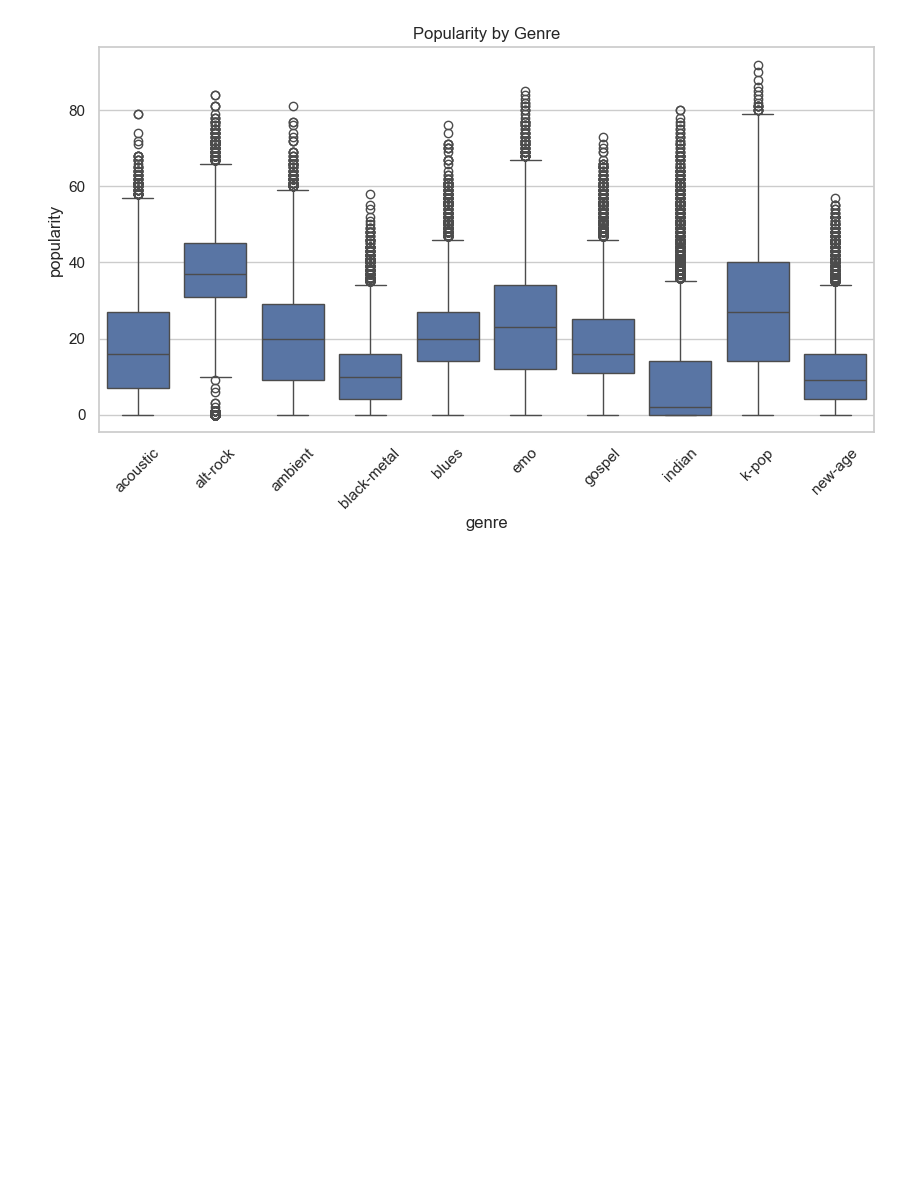
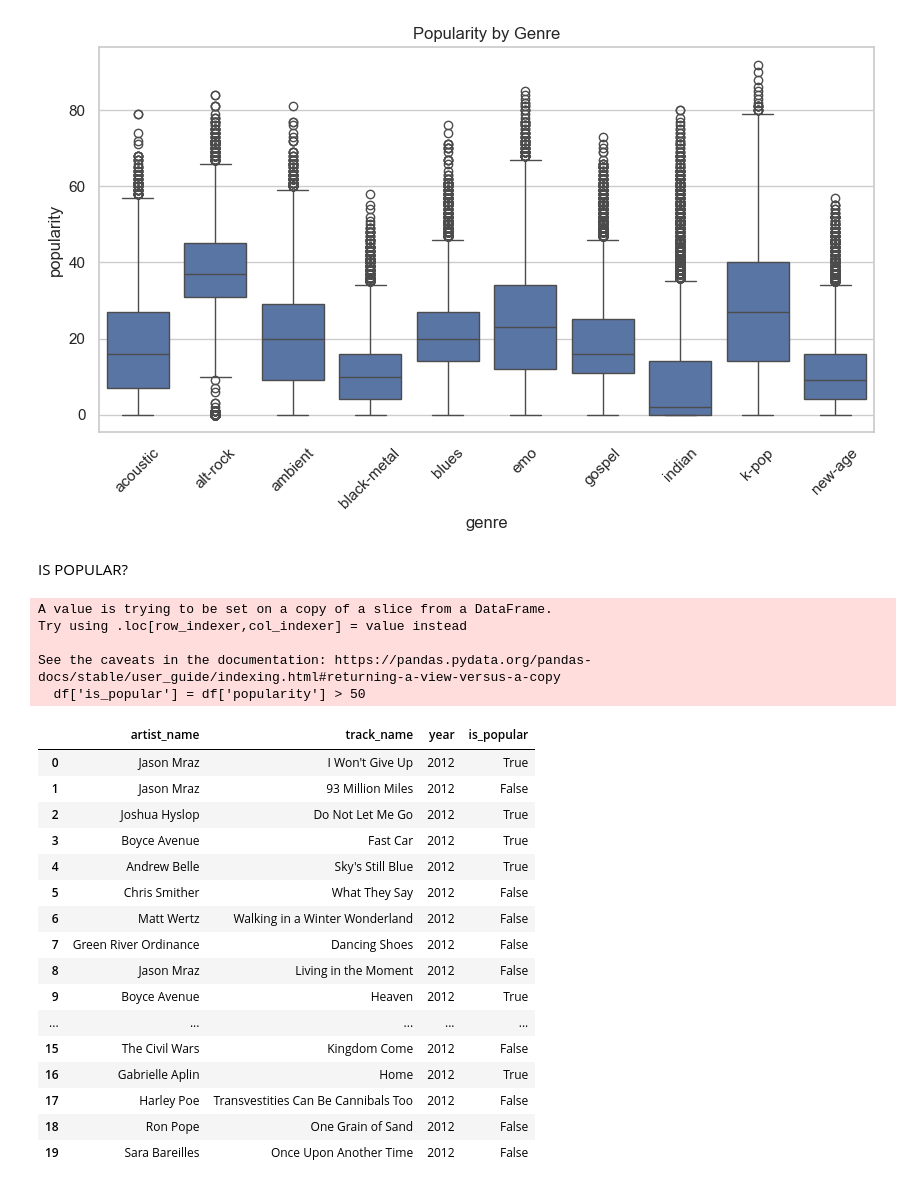
Before and after one commit to AdilkhanEEAIR/spotify_songs_research, a Jupyter notebook: notebooks/analysis.ipynb, the cells around one changed output. Cells and saved outputs as stored; diff of their text form; code cells hidden in the pictures; blank space fills up the shorter version.

```diff
--- a/notebooks/analysis.ipynb
+++ b/notebooks/analysis.ipynb
@@ -185,3 +199,31 @@ plt.title("Popularity by Genre")
 plt.show()
 # %% [output]
 [figure]
+# %% [markdown]
+IS POPULAR?
+# %%
+df['is_popular'] = df['popularity'] > 50
+df[['artist_name', 'track_name', 'year', 'is_popular']].head(20)
+# %% [output]
+A value is trying to be set on a copy of a slice from a DataFrame.
+Try using .loc[row_indexer,col_indexer] = value instead
+
+See the caveats in the documentation: https://pandas.pydata.org/pandas-docs/stable/user_guide/indexing.html#returning-a-view-versus-a-copy
+  df['is_popular'] = df['popularity'] > 50
+|  | artist_name | track_name | year | is_popular |
+| 0 | Jason Mraz | I Won't Give Up | 2012 | True |
+| 1 | Jason Mraz | 93 Million Miles | 2012 | False |
+| 2 | Joshua Hyslop | Do Not Let Me Go | 2012 | True |
+| 3 | Boyce Avenue | Fast Car | 2012 | True |
+| 4 | Andrew Belle | Sky's Still Blue | 2012 | True |
+| 5 | Chris Smither | What They Say | 2012 | False |
+| 6 | Matt Wertz | Walking in a Winter Wonderland | 2012 | False |
+| 7 | Green River Ordinance | Dancing Shoes | 2012 | False |
+| 8 | Jason Mraz | Living in the Moment | 2012 | False |
+| 9 | Boyce Avenue | Heaven | 2012 | True |
+| ... | ... | ... | ... | ... |
+| 15 | The Civil Wars | Kingdom Come | 2012 | False |
+| 16 | Gabrielle Aplin | Home | 2012 | True |
+| 17 | Harley Poe | Transvestities Can Be Cannibals Too | 2012 | False |
+| 18 | Ron Pope | One Grain of Sand | 2012 | False |
+| 19 | Sara Bareilles | Once Upon Another Time | 2012 | False |
```
Also changed, not shown: parts of 3 cells of this notebook.
